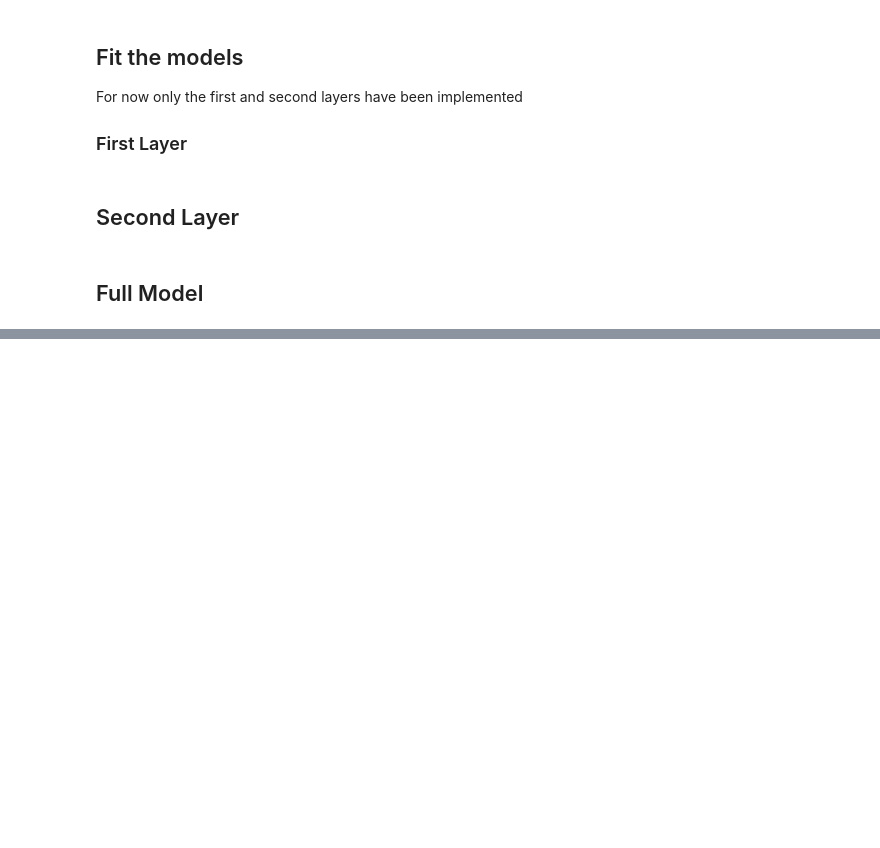
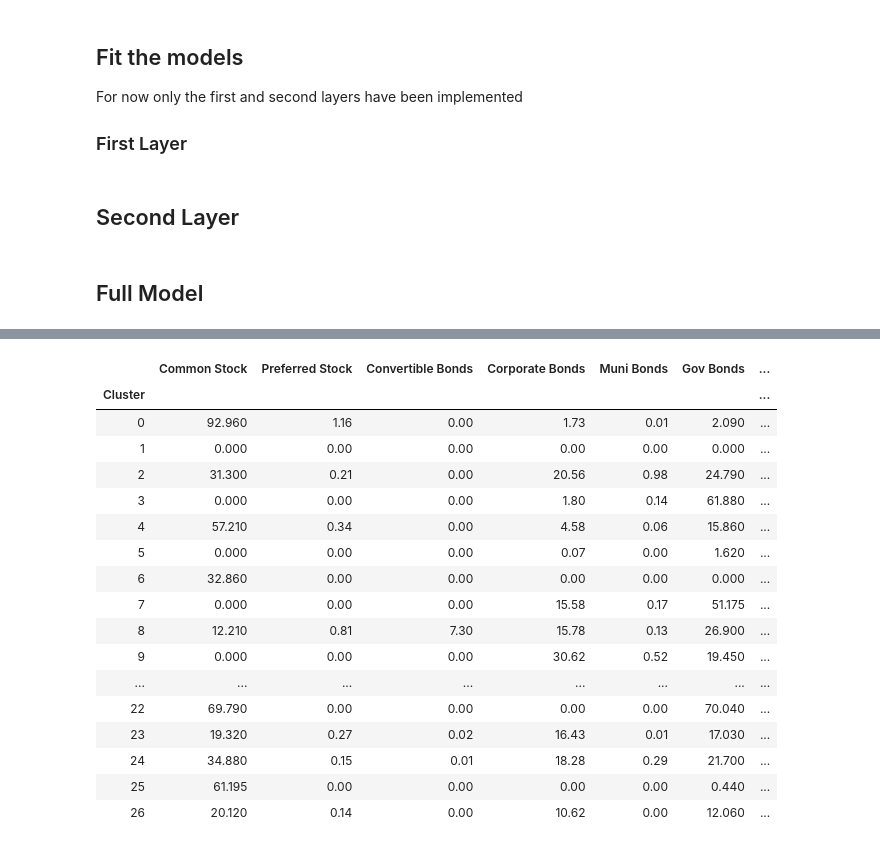
Before and after one commit to glangetasq/FundClustering_Fall2020, a Jupyter notebook: Workflow.ipynb, the cells around one changed output, grey strips where cells are left out. Saved outputs shown, nothing was run; the diff lists cells and outputs as text; code cells hidden in the pictures; blank space fills up the shorter version.

```diff
--- a/Workflow.ipynb
+++ b/Workflow.ipynb
@@ -40,0 +95,22 @@ KeyboardInterrupt:
+# %%
+# generate the label info for each cluster
+first_layer_label.generate_cluster_label()
+# %% [output]
+|  | Common Stock | Preferred Stock | Convertible Bonds | Corporate Bonds | Muni Bonds | Gov Bonds | ... |
+| Cluster |  |  |  |  |  |  | ... |
+| 0 | 92.960 | 1.16 | 0.00 | 1.73 | 0.01 | 2.090 | ... |
+| 1 | 0.000 | 0.00 | 0.00 | 0.00 | 0.00 | 0.000 | ... |
+| 2 | 31.300 | 0.21 | 0.00 | 20.56 | 0.98 | 24.790 | ... |
+| 3 | 0.000 | 0.00 | 0.00 | 1.80 | 0.14 | 61.880 | ... |
+| 4 | 57.210 | 0.34 | 0.00 | 4.58 | 0.06 | 15.860 | ... |
+| 5 | 0.000 | 0.00 | 0.00 | 0.07 | 0.00 | 1.620 | ... |
+| 6 | 32.860 | 0.00 | 0.00 | 0.00 | 0.00 | 0.000 | ... |
+| 7 | 0.000 | 0.00 | 0.00 | 15.58 | 0.17 | 51.175 | ... |
+| 8 | 12.210 | 0.81 | 7.30 | 15.78 | 0.13 | 26.900 | ... |
+| 9 | 0.000 | 0.00 | 0.00 | 30.62 | 0.52 | 19.450 | ... |
+| ... | ... | ... | ... | ... | ... | ... | ... |
+| 22 | 69.790 | 0.00 | 0.00 | 0.00 | 0.00 | 70.040 | ... |
+| 23 | 19.320 | 0.27 | 0.02 | 16.43 | 0.01 | 17.030 | ... |
+| 24 | 34.880 | 0.15 | 0.01 | 18.28 | 0.29 | 21.700 | ... |
+| 25 | 61.195 | 0.00 | 0.00 | 0.00 | 0.00 | 0.440 | ... |
+| 26 | 20.120 | 0.14 | 0.00 | 10.62 | 0.00 | 12.060 | ... |
```
Also changed, not shown: parts of 19 cells of this notebook.
